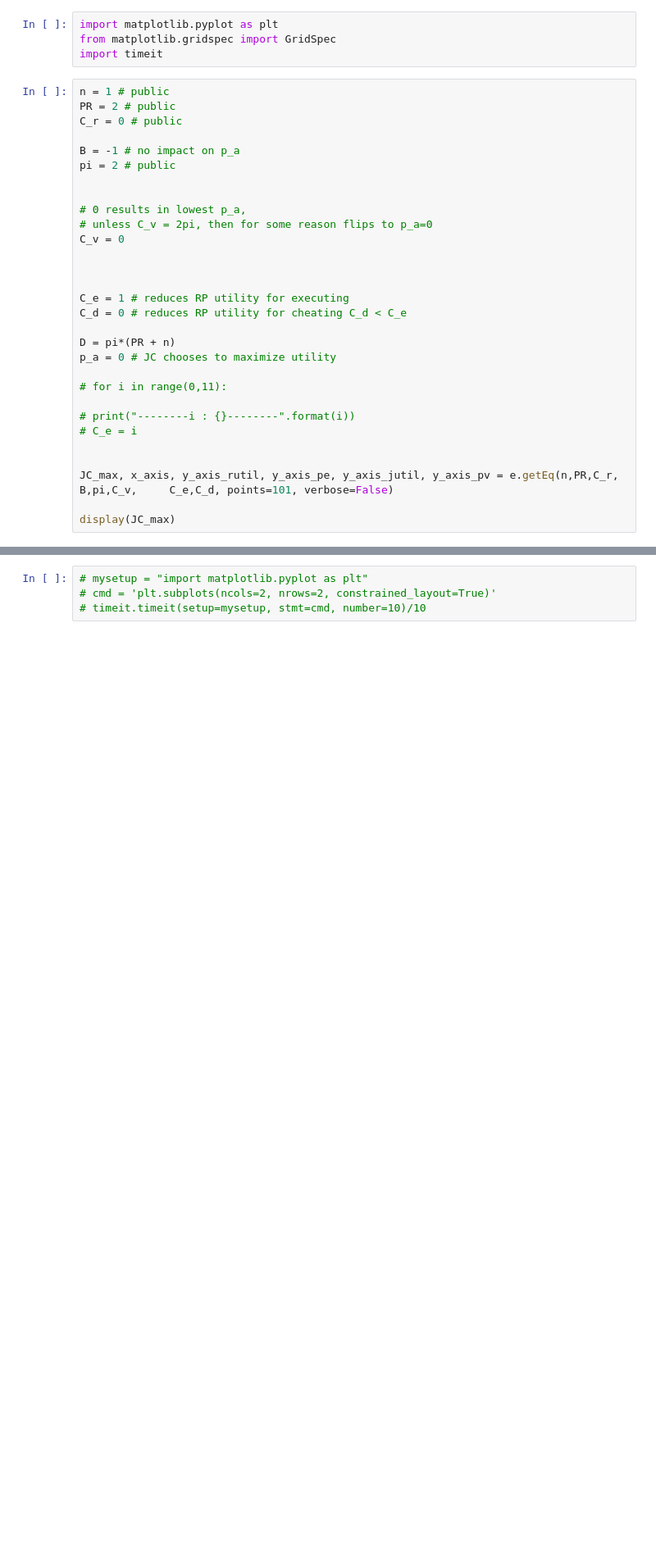
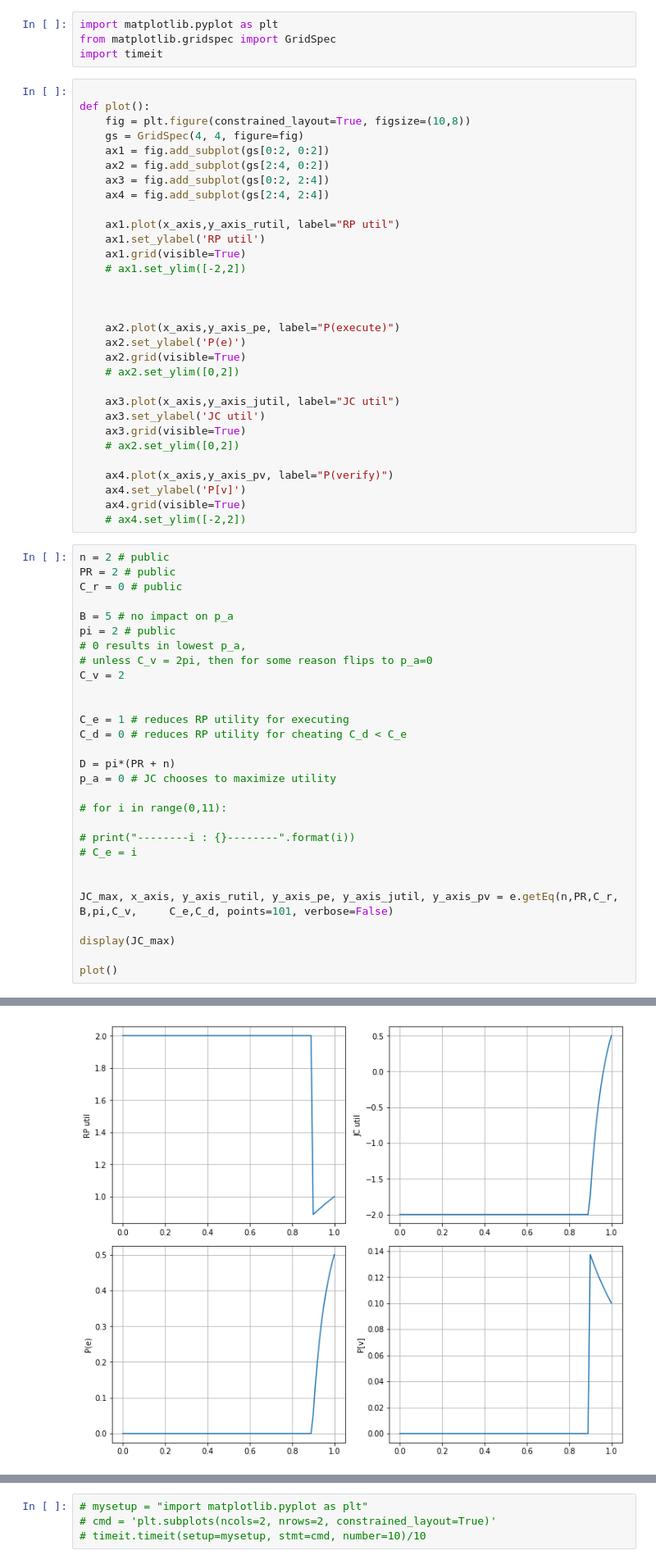
Before and after one commit to eiselesr/MODiCuM, a Jupyter notebook: economics/analysis.ipynb, the cells around one changed output, grey strips where cells are left out. Shown: that part at 82% size. Saved outputs shown, nothing was run; the diff lists cells and outputs as text; blank space fills up the shorter version.

```diff
--- a/economics/analysis.ipynb
+++ b/economics/analysis.ipynb
@@ -107,19 +107,47 @@ JC util: 8.48
 import matplotlib.pyplot as plt
 from matplotlib.gridspec import GridSpec
 import timeit
+# %%
+
+def plot():
+    fig = plt.figure(constrained_layout=True, figsize=(10,8))
+    gs = GridSpec(4, 4, figure=fig)
+    ax1 = fig.add_subplot(gs[0:2, 0:2])
+    ax2 = fig.add_subplot(gs[2:4, 0:2])
+    ax3 = fig.add_subplot(gs[0:2, 2:4])
+    ax4 = fig.add_subplot(gs[2:4, 2:4])
+
+    ax1.plot(x_axis,y_axis_rutil, label="RP util")
+    ax1.set_ylabel('RP util')
+    ax1.grid(visible=True)
+    # ax1.set_ylim([-2,2])
+
+
+
+    ax2.plot(x_axis,y_axis_pe, label="P(execute)")
+    ax2.set_ylabel('P(e)')
+    ax2.grid(visible=True)
+    # ax2.set_ylim([0,2])
+
+    ax3.plot(x_axis,y_axis_jutil, label="JC util")
+    ax3.set_ylabel('JC util')
+    ax3.grid(visible=True)
+    # ax2.set_ylim([0,2])
+
+    ax4.plot(x_axis,y_axis_pv, label="P(verify)")
+    ax4.set_ylabel('P[v]')
+    ax4.grid(visible=True)
+    # ax4.set_ylim([-2,2])
 # %%
-n = 1 # public
+n = 2 # public
 PR = 2 # public
 C_r = 0 # public
 
-B = -1 # no impact on p_a
+B = 5 # no impact on p_a
 pi = 2 # public
-
-
 # 0 results in lowest p_a,
 # unless C_v = 2pi, then for some reason flips to p_a=0
-C_v = 0
-
+C_v = 2
 
 
 C_e = 1 # reduces RP utility for executing
@@ -137,4 +165,6 @@ p_a = 0 # JC chooses to maximize utility
 JC_max, x_axis, y_axis_rutil, y_axis_pe, y_axis_jutil, y_axis_pv = e.getEq(n,PR,C_r,     B,pi,C_v,     C_e,C_d, points=101, verbose=False)
 
 display(JC_max)
+
+plot()
 # %% [output]
@@ -150,0 +186 @@ display(JC_max)
+[figure, added]
```
Also changed, not shown: parts of 2 cells of this notebook.
